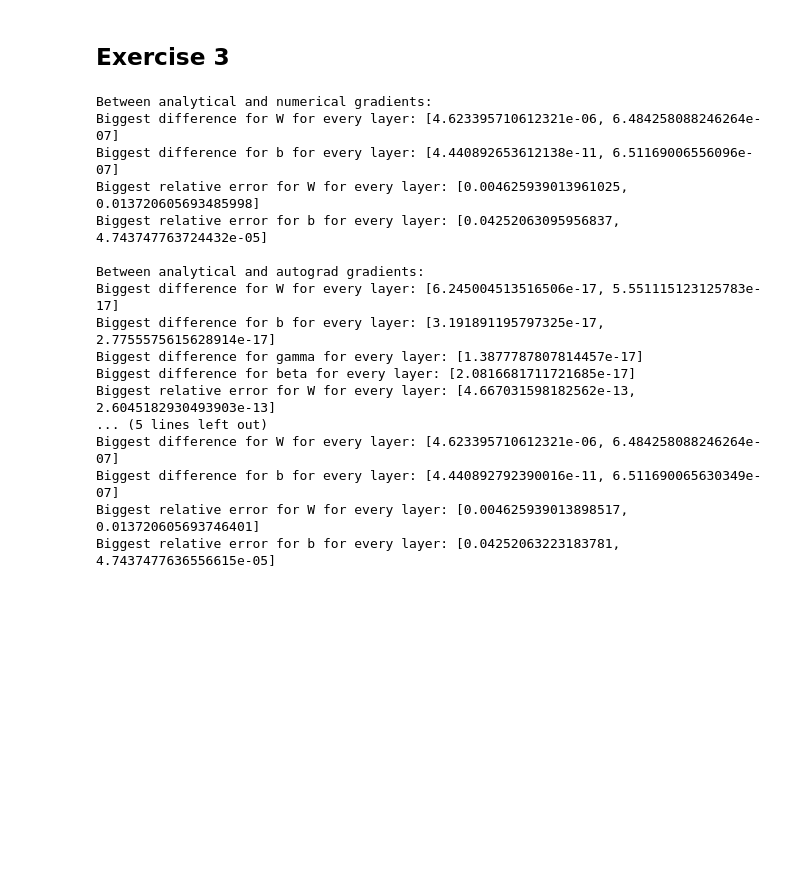
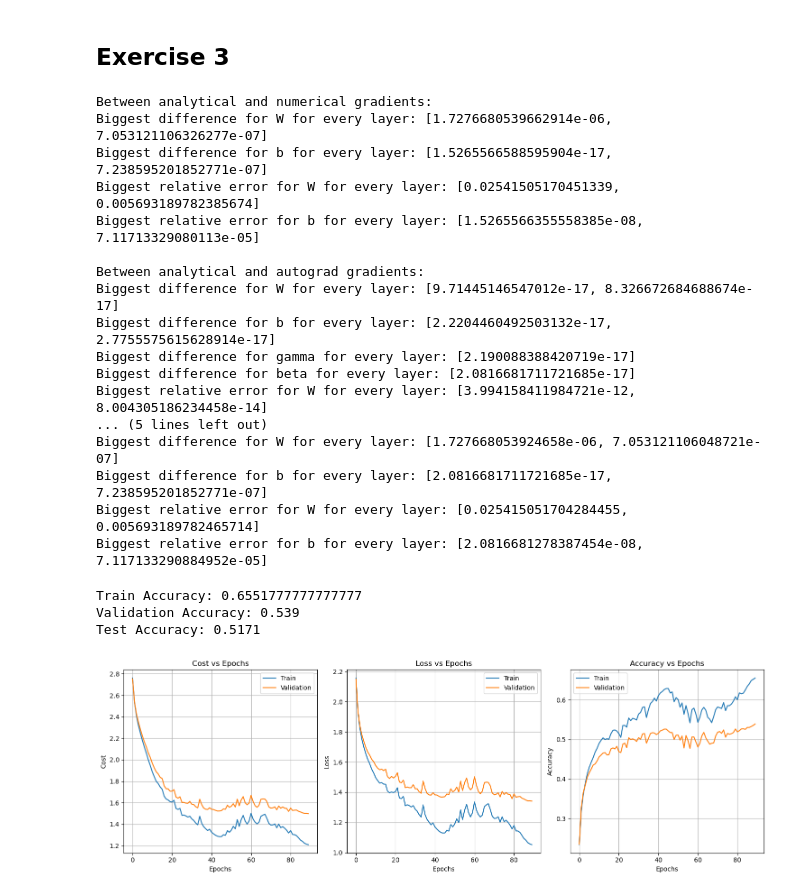
Before and after one commit to ttperr/DD2424-DL-KTH, a Jupyter notebook: Assignment3/Assignment3.ipynb, the cells around one changed output. Cells and saved outputs as stored; diff of their text form; code cells hidden in the pictures; blank space fills up the shorter version.

```diff
--- a/Assignment3/Assignment3.ipynb
+++ b/Assignment3/Assignment3.ipynb
@@ -451,7 +454,7 @@ class ClassifierBN(Classifier):
         super().__init__(x_train, x_val, x_test, y_train, y_val, y_test,
                          y_1d_train, y_1d_val, y_1d_test, eta, lambda_, device)
 
-    def initialize_weights(self, hidden_sizes):
+    def initialize_weights(self, hidden_sizes, initialization='Xavier'):
         n_layers = len(hidden_sizes) + 1
         features = self.x_train.shape[0]
         outputs = self.y_train.shape[0]
@@ -462,7 +465,7 @@ class ClassifierBN(Classifier):
         for i in range(n_layers):
             if i == 0:
                 self.W.append(torch.randn(hidden_sizes[i], features, dtype=torch.float64, requires_grad=True).to(
-                    self.device) / math.sqrt(features))
+                    self.device) * math.sqrt((2 if initialization == 'He' else 1) / features))
                 self.b.append(torch.zeros(
                     hidden_sizes[i], 1, dtype=torch.float64, requires_grad=True).to(self.device))
                 self.gamma.append(torch.ones(
@@ -471,7 +474,7 @@ class ClassifierBN(Classifier):
                     hidden_sizes[i], 1, dtype=torch.float64, requires_grad=True).to(self.device))
             elif i == n_layers - 1:
                 self.W.append(torch.randn(outputs, hidden_sizes[i - 1], dtype=torch.float64, requires_grad=True).to(
-                    self.device) / math.sqrt(hidden_sizes[i - 1]))
+                    self.device) * math.sqrt((2 if initialization == 'He' else 1) / hidden_sizes[i - 1]))
                 self.b.append(torch.zeros(
                     outputs, 1, dtype=torch.float64, requires_grad=True).to(self.device))
                 self.gamma.append(torch.ones(
@@ -480,7 +483,7 @@ class ClassifierBN(Classifier):
                     outputs, 1, dtype=torch.float64, requires_grad=True).to(self.device))
             else:
                 self.W.append(torch.randn(hidden_sizes[i], hidden_sizes[i - 1], dtype=torch.float64,
-                              requires_grad=True).to(self.device) / math.sqrt(hidden_sizes[i - 1]))
+                              requires_grad=True).to(self.device) * math.sqrt((2 if initialization == 'He' else 1) / hidden_sizes[i - 1]))
                 self.b.append(torch.zeros(
                     hidden_sizes[i], 1, dtype=torch.float64, requires_grad=True).to(self.device))
                 self.gamma.append(torch.ones(
@@ -567,12 +570,15 @@ class ClassifierBN(Classifier):
                     end = min((i + 1) * batch_size, n)
                     x_batch = x_train[:, start:end]
                     y_batch = y_train[:, start:end]
-                    grad_W, grad_b = self.cost_grad(x_batch, y_batch)
+                    grad_W, grad_b, grad_gamma, grad_beta = self.cost_grad(x_batch, y_batch)
                     self.eta = compute_eta(1e-5, 1e-1, t, n_s)
                     with torch.no_grad():
                         for l in range(len(self.W)):
                             self.W[l] -= self.eta * grad_W[l]
                             self.b[l] -= self.eta * grad_b[l]
+                            if l < len(self.W) - 1:
+                                self.gamma[l] -= self.eta * grad_gamma[l]
+                                self.beta[l] -= self.eta * grad_beta[l]
                     t += 1
                 cost_train, loss_train = self.cost(
                     self.x_train, self.y_train, self.W, self.b)
@@ -586,8 +592,13 @@ class ClassifierBN(Classifier):
                 accuracy_val = self.accuracy(self.x_val, self.y_val)
                 self.accuracies_train.append(accuracy_train)
                 self.accuracies_val.append(accuracy_val)
-                p_bar2.set_description(f'Cost Train: {cost_train.item():.4f}, Cost Val: {
-                                       cost_val.item():.4f}, Epoch: {epoch + 1}/{n_epoch}') if pbar else None
+                p_bar2.set_description(f'Cost Train: {cost_train.item():.4f}, Cost Val: {cost_val.item():.4f}, Epoch: {epoch + 1}/{n_epoch}') if pbar else None
+
+    def accuracy(self, x, y):
+        self.forward(x, self.W, self.b)
+        correct = torch.sum(torch.argmax(y, dim=0) ==
+                            torch.argmax(self.p, dim=0))
+        return correct.item() / x.shape[1]
 
     def check_grad(self):
         grad_W, grad_b, grad_gamma, grad_beta = self.cost_grad(
@@ -659,27 +670,50 @@ n = 20
 dim = 60
 
 classifier = ClassifierBN(X_train, X_val, X_test, Y_train,
-                        Y_val, Y_test, y_train, y_val, y_test, eta=0.001, lambda_=0.005, device=device)
+                        Y_val, Y_test, y_train, y_val, y_test, lambda_=0.005, device=device)
 classifier.keep_n_data(n)
 classifier.keep_n_dim(dim)
 classifier.preprocess()
-classifier.initialize_weights([50])
+classifier.initialize_weights([50], initialization='He')
 classifier.check_grad()
 # %% [output]
 Between analytical and numerical gradients:
-Biggest difference for W for every layer: [4.623395710612321e-06, 6.484258088246264e-07]
-Biggest difference for b for every layer: [4.440892653612138e-11, 6.51169006556096e-07]
-Biggest relative error for W for every layer: [0.004625939013961025, 0.013720605693485998]
-Biggest relative error for b for every layer: [0.04252063095956837, 4.743747763724432e-05]
+Biggest difference for W for every layer: [1.7276680539662914e-06, 7.053121106326277e-07]
+Biggest difference for b for every layer: [1.5265566588595904e-17, 7.238595201852771e-07]
+Biggest relative error for W for every layer: [0.02541505170451339, 0.005693189782385674]
+Biggest relative error for b for every layer: [1.5265566355558385e-08, 7.11713329080113e-05]
 
 Between analytical and autograd gradients:
-Biggest difference for W for every layer: [6.245004513516506e-17, 5.551115123125783e-17]
-Biggest difference for b for every layer: [3.191891195797325e-17, 2.7755575615628914e-17]
-Biggest difference for gamma for every layer: [1.3877787807814457e-17]
+Biggest difference for W for every layer: [9.71445146547012e-17, 8.326672684688674e-17]
+Biggest difference for b for every layer: [2.2204460492503132e-17, 2.7755575615628914e-17]
+Biggest difference for gamma for every layer: [2.190088388420719e-17]
 Biggest difference for beta for every layer: [2.0816681711721685e-17]
-Biggest relative error for W for every layer: [4.667031598182562e-13, 2.6045182930493903e-13]
+Biggest relative error for W for every layer: [3.994158411984721e-12, 8.004305186234458e-14]
 ... (5 lines left out)
-Biggest difference for W for every layer: [4.623395710612321e-06, 6.484258088246264e-07]
-Biggest difference for b for every layer: [4.440892792390016e-11, 6.511690065630349e-07]
-Biggest relative error for W for every layer: [0.004625939013898517, 0.013720605693746401]
-Biggest relative error for b for every layer: [0.04252063223183781, 4.7437477636556615e-05]
+Biggest difference for W for every layer: [1.727668053924658e-06, 7.053121106048721e-07]
+Biggest difference for b for every layer: [2.0816681711721685e-17, 7.238595201852771e-07]
+Biggest relative error for W for every layer: [0.025415051704284455, 0.005693189782465714]
+Biggest relative error for b for every layer: [2.0816681278387454e-08, 7.117133290884952e-05]
+# %%
+X, Y, y, X_test, Y_test, y_test = load_all_data()
+n_train = 45000
+X_train, X_val = X[:, :n_train], X[:, n_train:]
+Y_train, Y_val = Y[:, :n_train], Y[:, n_train:]
+y_train, y_val = y[:n_train], y[n_train:]
+
+n_batch = 100
+batch_size = n_train // n_batch
+
+classifier = ClassifierBN(X_train, X_val, X_test, Y_train,
+                        Y_val, Y_test, y_train, y_val, y_test, lambda_=.005, device=device)
+classifier.preprocess()
+classifier.initialize_weights([50], initialization='He')
+classifier.mini_batch_gd_BN_cyclic(
+    batch_size=batch_size, n_s=5 * batch_size, n_cycles=2)
+# %%
+classifier.plot_costs_acc()
+# %% [output]
+Train Accuracy: 0.6551777777777777
+Validation Accuracy: 0.539
+Test Accuracy: 0.5171
+[figure, added]
```
Also changed, not shown: parts of 29 cells of this notebook.
